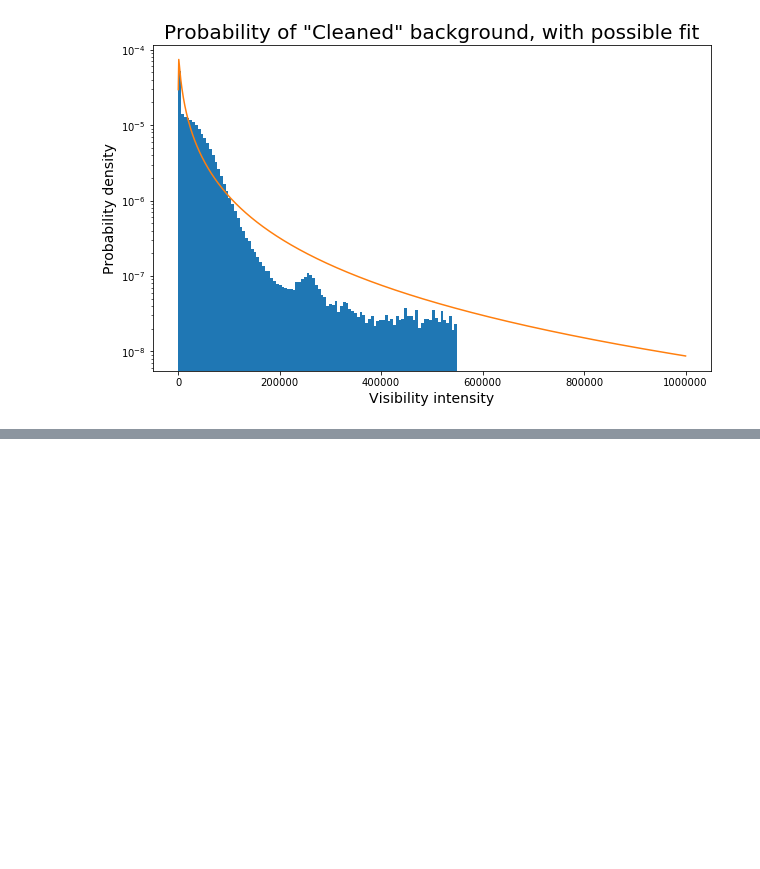
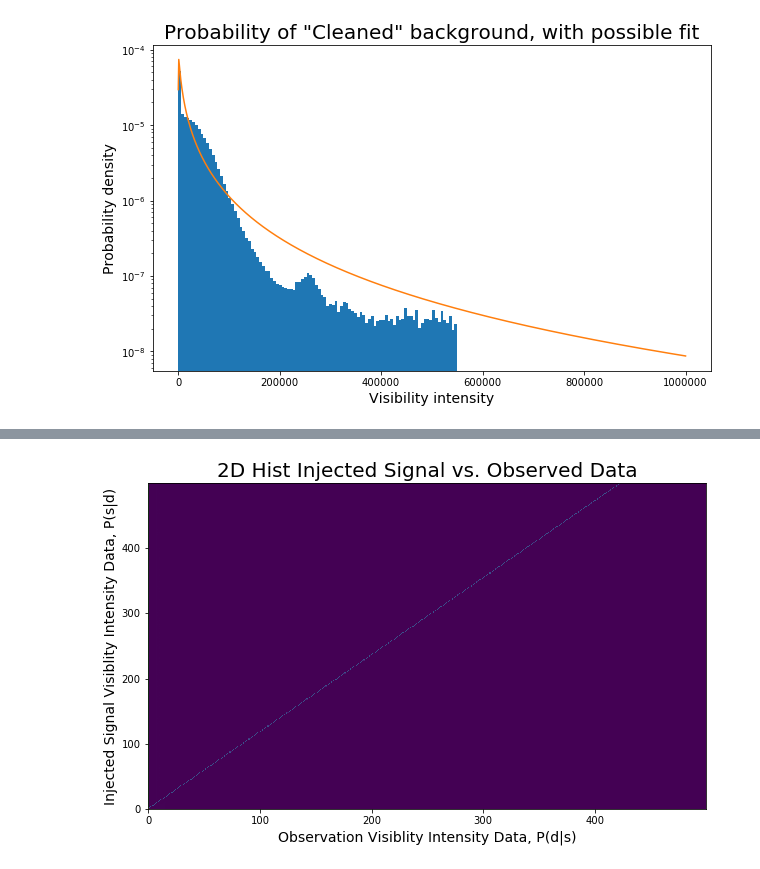
Before and after one commit to maria8ch/Phys434_BigData, a Jupyter notebook: Chernyavskaya_Report6.ipynb, the cells around one changed output, grey strips where cells are left out. Drawn from its saved outputs; the diff is of its cells as text; code cells hidden in the pictures; blank space fills up the shorter version.

```diff
--- a/Chernyavskaya_Report6.ipynb
+++ b/Chernyavskaya_Report6.ipynb
@@ -170,0 +135,8 @@ e) Because lognormal, not symmetric, should be biased and funky.
+# %%
+subset= np.random.choice(back_flat,size=50_000) # avoiding RAM death
+signal_strengths = np.linspace(0, 30*five_sig/5,500) # strenths in this range
+injection = (np.random.rand(500,subset.size) < 0.25) # rate of injection
+_, signal_strengths_grid = np.meshgrid(injection[0, :], signal_strengths)
+signal = injection * signal_strengths_grid # pull it together
+
+total2 = signal + subset # total thing to work with
@@ -170,0 +147,10 @@ e) Because lognormal, not symmetric, should be biased and funky.
+# %%
+fig,ax=plt.subplots()
+Psd, temp, temp2=np.histogram2d(total2.flatten(), signal_strengths_grid.flatten(), bins=500, density=True)
+plt.imshow(Psd.T,origin='bottom')
+plt.gca().set_aspect('auto')
+plt.title('2D Hist Injected Signal vs. Observed Data', fontsize=20)
+plt.xlabel('Observation Visiblity Intensity Data, P(d|s)', fontsize = 14)
+plt.ylabel('Injected Signal Visiblity Intensity Data, P(s|d)', fontsize = 14);
+# %% [output]
+[figure, added]
```
Also changed, not shown: parts of 28 cells of this notebook, 1 other file.
